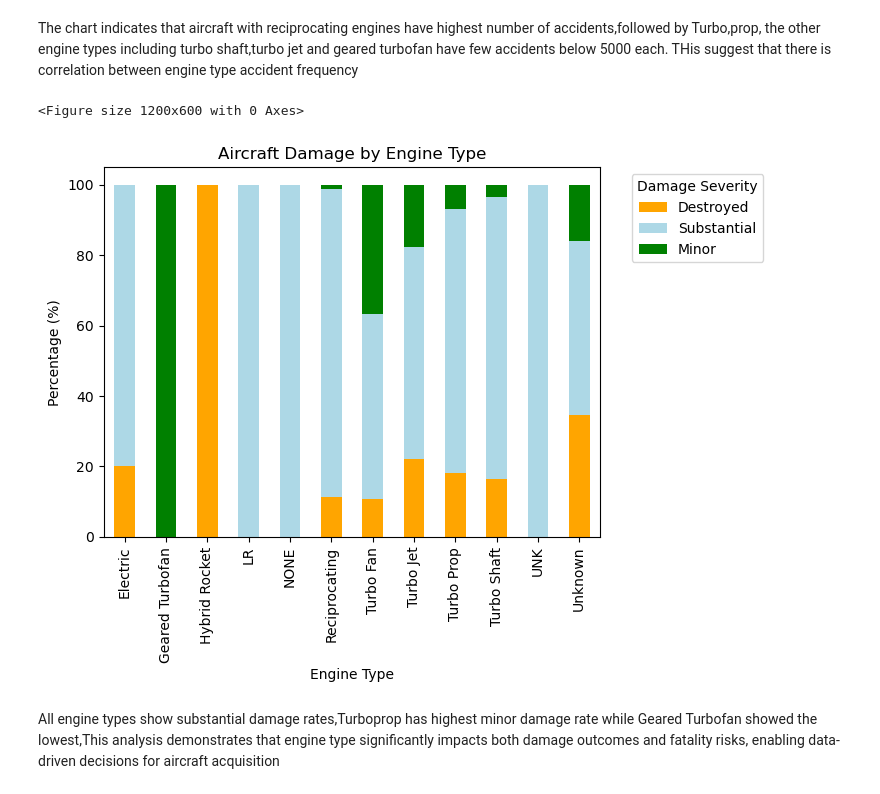
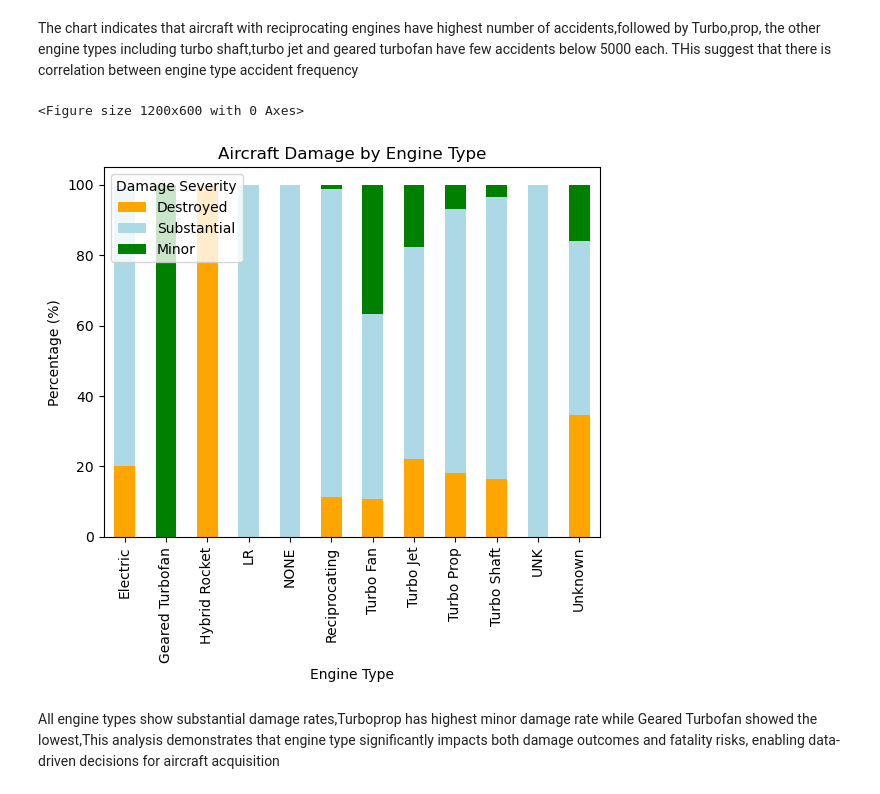
Before and after one commit to Mathews-Odongo/dsc-phase-1-project-v3, a Jupyter notebook: student.ipynb, the cells around one changed output. Drawn from its saved outputs; the diff is of its cells as text; code cells hidden in the pictures.

```diff
--- a/student.ipynb
+++ b/student.ipynb
@@ -221,21 +221,21 @@ The chart indicates that aircraft with reciprocating engines have highest number
 # %%
 #Aircraft damage in relation to engine type
 # Cross-tabulation
 damage_engine = pd.crosstab(Aviation_data['Engine.Type'],Aviation_data['Aircraft.damage'],normalize='index'
 ).loc[:, ['Destroyed', 'Substantial', 'Minor']]*100
 
 # Plot
 plt.figure(figsize=(12,6))
 damage_engine.plot( kind='bar',stacked=True,color=['Orange', 'Lightblue', 'Green']
 )
 plt.title('Aircraft Damage by Engine Type')
 plt.ylabel('Percentage (%)')
 plt.xlabel('Engine Type')
-plt.legend(title='Damage Severity',bbox_to_anchor=(1.05, 1))
+plt.legend(title='Damage Severity')
 plt.show()
 # %% [output]
 <Figure size 1200x600 with 0 Axes>
-[figure, old version]
+[figure, new version]
 # %% [markdown]
 All engine types show substantial damage rates,Turboprop has highest minor damage rate while Geared Turbofan showed the lowest,This analysis demonstrates that engine type significantly impacts both damage outcomes and fatality risks, enabling data-driven decisions for aircraft acquisition
 # %% [markdown]
```
